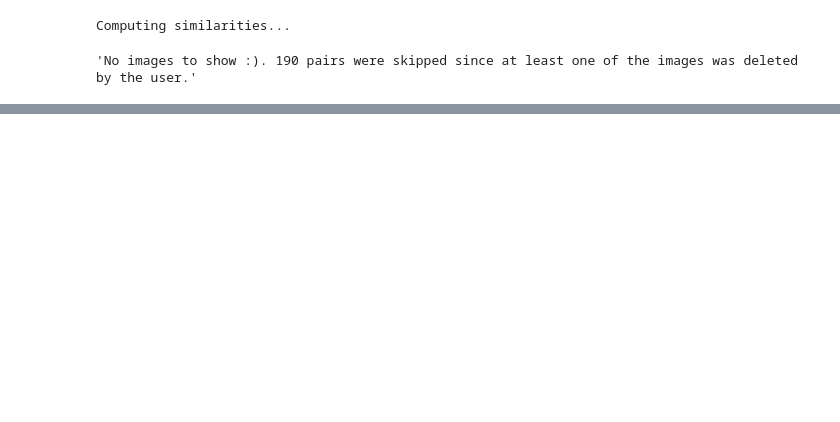
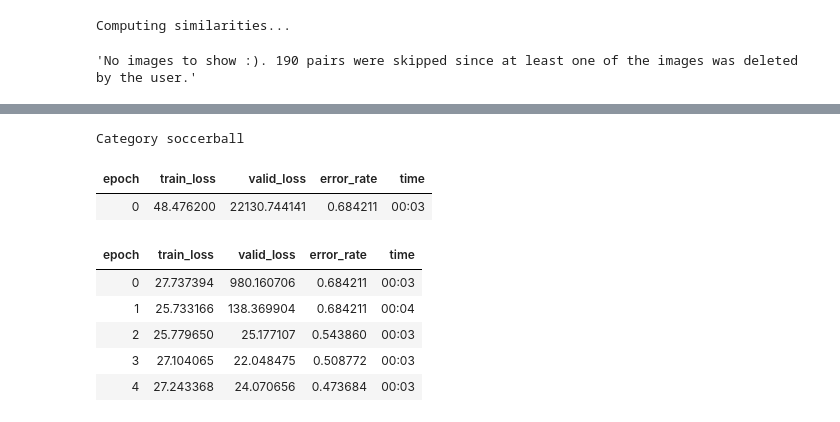
Before and after one commit to rajivbasnet/ImageClassificationWithFastAI, a Jupyter notebook: ImageClassificationFastAI.ipynb, the cells around one changed output, grey strips where cells are left out. Drawn from its saved outputs; the diff is of its cells as text; code cells hidden in the pictures; blank space fills up the shorter version.

```diff
--- a/ImageClassificationFastAI.ipynb
+++ b/ImageClassificationFastAI.ipynb
@@ -140,0 +157,5 @@ ImageCleaner(ds, idxs, path, duplicates=True)
+# %%
+pred_class,pred_idx,outputs = learn.predict(img)
+pred_class
+# %% [output]
+Category soccerball
@@ -140,0 +168,5 @@ ImageCleaner(ds, idxs, path, duplicates=True)
+# %%
+learn.fit_one_cycle(1, max_lr=0.5)
+# %% [output]
+| epoch | train_loss | valid_loss | error_rate | time |
+| 0 | 48.476200 | 22130.744141 | 0.684211 | 00:03 |
@@ -140,0 +175,11 @@ ImageCleaner(ds, idxs, path, duplicates=True)
+# %%
+#Checking when the learning rate is too low
+
+learn.fit_one_cycle(5, max_lr=1e-5)
+# %% [output]
+| epoch | train_loss | valid_loss | error_rate | time |
+| 0 | 27.737394 | 980.160706 | 0.684211 | 00:03 |
+| 1 | 25.733166 | 138.369904 | 0.684211 | 00:04 |
+| 2 | 25.779650 | 25.177107 | 0.543860 | 00:03 |
+| 3 | 27.104065 | 22.048475 | 0.508772 | 00:03 |
+| 4 | 27.243368 | 24.070656 | 0.473684 | 00:03 |
```
Also changed, not shown: parts of 17 cells of this notebook, 1 other file.
